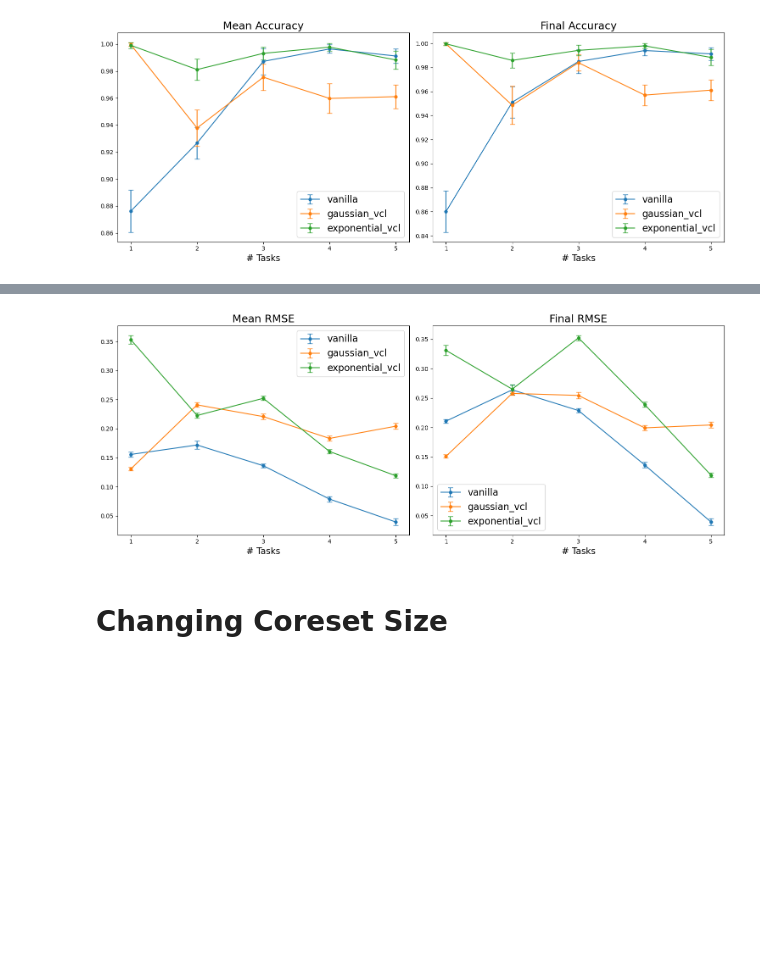
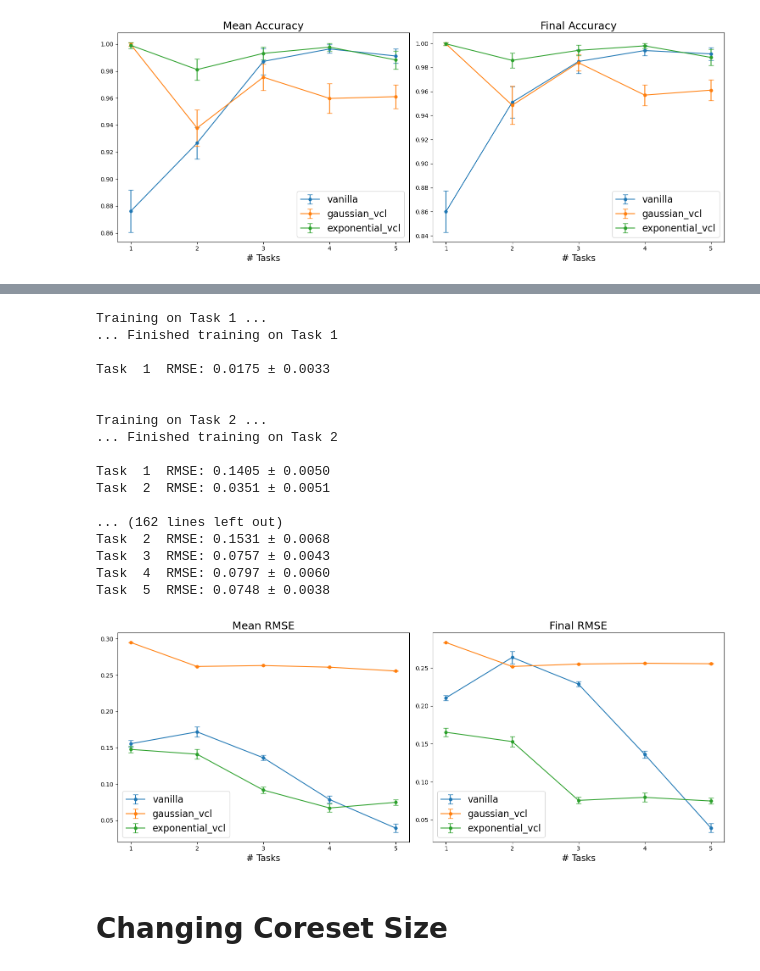
Before and after one commit to 7angel4/VCL-extensions, a Jupyter notebook: experiments.ipynb, the cells around one changed output, grey strips where cells are left out. Saved outputs shown, nothing was run; the diff lists cells and outputs as text; code cells hidden in the pictures; blank space fills up the shorter version.

```diff
--- a/experiments.ipynb
+++ b/experiments.ipynb
@@ -343,7 +367,37 @@ Task  5  RMSE: 0.1189 ± 0.0039
 # %%
-plot_results(config, split_reg_results, split_reg_results_std)
+config = ExperimentConfig()
+config.task_type = 'regression'
+config.coreset_alg_name = 'random'
+config.init_prior_scale = 0.001
+config.validate()
+
+torch.manual_seed(777)
+np.random.seed(888)
+
+# Run experiment
+split_reg_results3, split_reg_results_std3 = run_experiment(config, ret_std=True)
 # %% [output]
-[figure, removed]
+Training on Task 1 ...
+... Finished training on Task 1
+
+Task  1  RMSE: 0.0175 ± 0.0033
+
+
+Training on Task 2 ...
+... Finished training on Task 2
+
+Task  1  RMSE: 0.1405 ± 0.0050
+Task  2  RMSE: 0.0351 ± 0.0051
+
+... (162 lines left out)
+Task  2  RMSE: 0.1531 ± 0.0068
+Task  3  RMSE: 0.0757 ± 0.0043
+Task  4  RMSE: 0.0797 ± 0.0060
+Task  5  RMSE: 0.0748 ± 0.0038
+# %%
+plot_results(config, split_reg_results3, split_reg_results_std3)
+# %% [output]
+[figure, added]
 # %% [markdown]
 # Changing Coreset Size
 # %%
```
Also changed, not shown: parts of 14 cells of this notebook, 4 other files.
